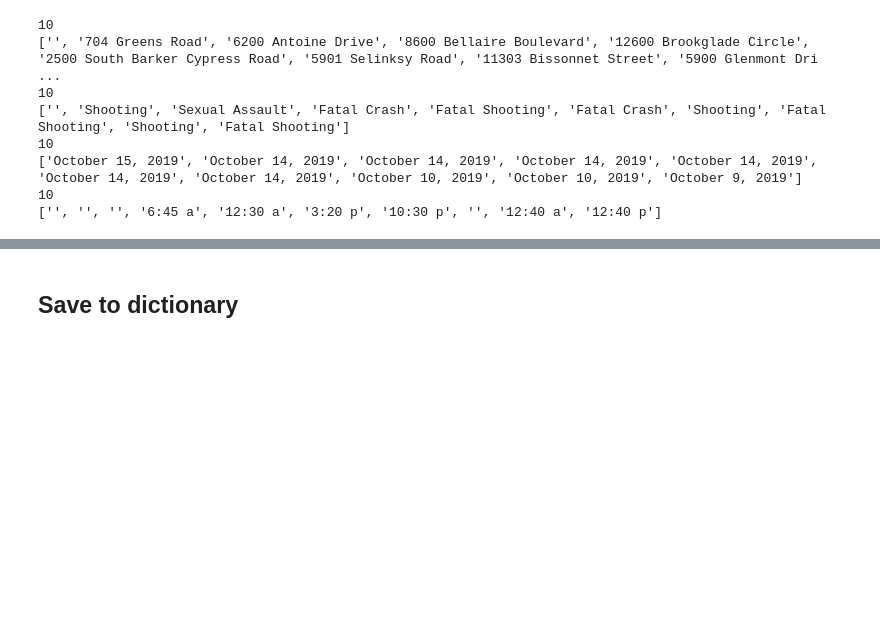
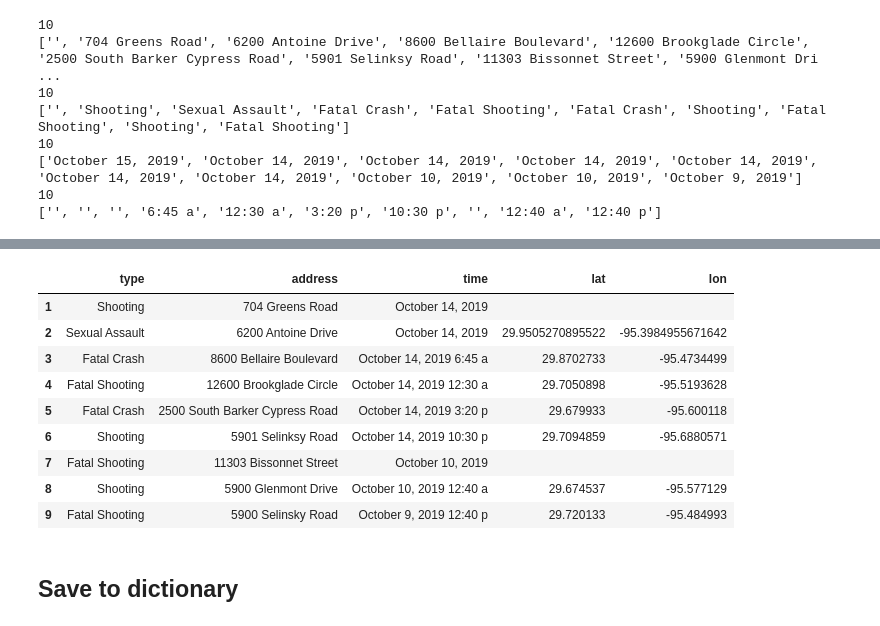
Before and after one commit to ppainuly/HPD-Live-Crime-Alert, a Jupyter notebook: HPD_IncidentUpdates.ipynb, the cells around one changed output, grey strips where cells are left out. Drawn from its saved outputs; the diff is of its cells as text; code cells hidden in the pictures; blank space fills up the shorter version.

```diff
--- a/HPD_IncidentUpdates.ipynb
+++ b/HPD_IncidentUpdates.ipynb
@@ -392,0 +404,2 @@ Incident_Updates_df
+# %%
+incident_updates_df = Incident_Updates_df.drop(['date', 'time of day'], axis=1)
@@ -392,0 +419,15 @@ Incident_Updates_df
+# %%
+lat = []
+lon = []
+
+for x in range(0,len(incident_updates_df)):
+    try:
+        print(incident_updates_df['address'][x])
+        row = requests.get('https://nominatim.openstreetmap.org/search?q='+ incident_updates_df['address'][x] + ',Houston,Tx&format=json')
+        lat.append(row.json()[0]['lat'])
+        lon.append(row.json()[0]['lon'])
+        print('-----APPEND DONE------')
+    except:
+        lat.append('')
+        lon.append('')
+        pass
@@ -393,3 +450,19 @@ Incident_Updates_df
+# %%
+incident_updates_df['lat'] = lat
+incident_updates_df['lon'] = lon
+
+incident_updates_df
+# %% [output]
+|  | type | address | time | lat | lon |
+| 1 | Shooting | 704 Greens Road | October 14, 2019 |  |  |
+| 2 | Sexual Assault | 6200 Antoine Drive | October 14, 2019 | 29.9505270895522 | -95.3984955671642 |
+| 3 | Fatal Crash | 8600 Bellaire Boulevard | October 14, 2019 6:45 a | 29.8702733 | -95.4734499 |
+| 4 | Fatal Shooting | 12600 Brookglade Circle | October 14, 2019 12:30 a | 29.7050898 | -95.5193628 |
+| 5 | Fatal Crash | 2500 South Barker Cypress Road | October 14, 2019 3:20 p | 29.679933 | -95.600118 |
+| 6 | Shooting | 5901 Selinksy Road | October 14, 2019 10:30 p | 29.7094859 | -95.6880571 |
+| 7 | Fatal Shooting | 11303 Bissonnet Street | October 10, 2019 |  |  |
+| 8 | Shooting | 5900 Glenmont Drive | October 10, 2019 12:40 a | 29.674537 | -95.577129 |
+| 9 | Fatal Shooting | 5900 Selinsky Road | October 9, 2019 12:40 p | 29.720133 | -95.484993 |
 # %% [markdown]
 ## Save to dictionary
 # %%
```
Also changed, not shown: parts of 7 cells of this notebook, 2 other files.
